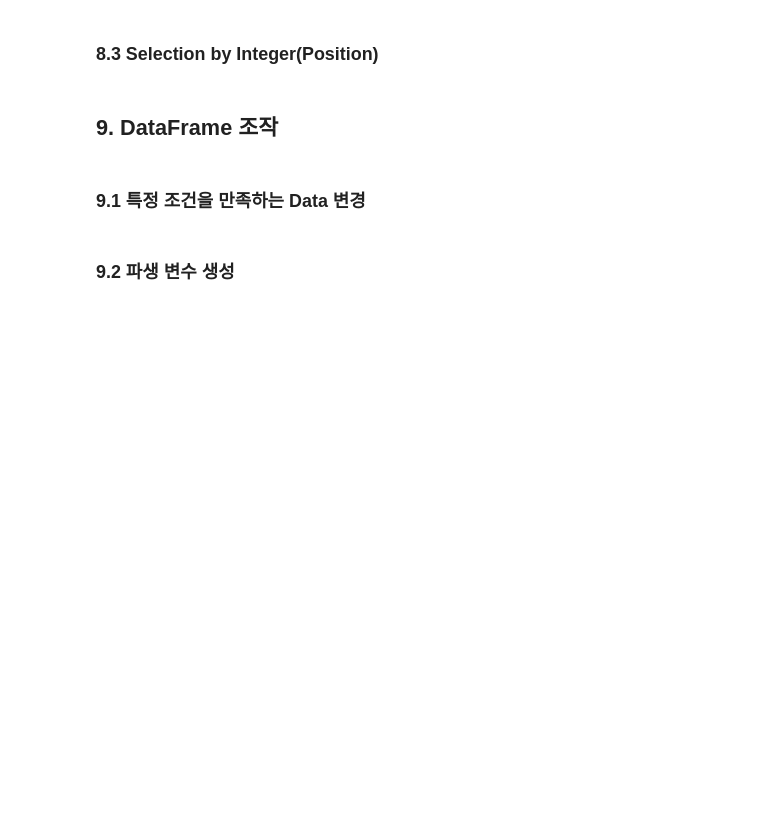
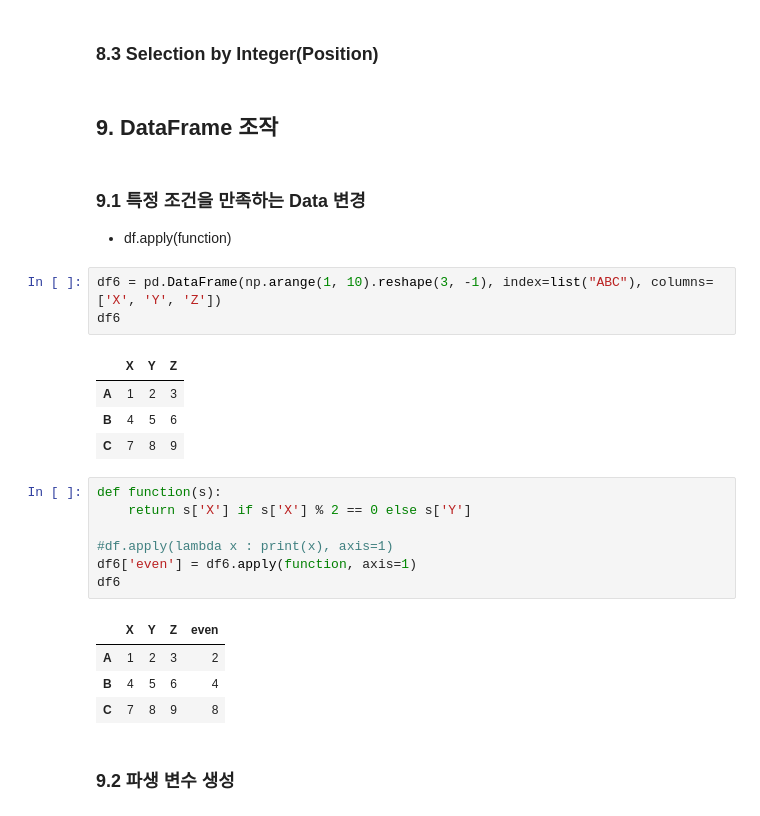
Before and after one commit to blacbakery/py_worksapce, a Jupyter notebook: 정리/Pandas.ipynb, the cells around one changed output. Cells and saved outputs as stored; diff of their text form; blank space fills up the shorter version.

```diff
--- a/정리/Pandas.ipynb
+++ b/정리/Pandas.ipynb
@@ -580,5 +580,26 @@ df3.corr(numeric_only=True)
 ## 9. DataFrame 조작
 # %% [markdown]
 ### 9.1 특정 조건을 만족하는 Data 변경
+- df.apply(function)
+# %%
+df6 = pd.DataFrame(np.arange(1, 10).reshape(3, -1), index=list("ABC"), columns=['X', 'Y', 'Z'])
+df6
+# %% [output]
+|  | X | Y | Z |
+| A | 1 | 2 | 3 |
+| B | 4 | 5 | 6 |
+| C | 7 | 8 | 9 |
+# %%
+def function(s):
+    return s['X'] if s['X'] % 2 == 0 else s['Y']
+
+#df.apply(lambda x : print(x), axis=1)
+df6['even'] = df6.apply(function, axis=1)
+df6
+# %% [output]
+|  | X | Y | Z | even |
+| A | 1 | 2 | 3 | 2 |
+| B | 4 | 5 | 6 | 4 |
+| C | 7 | 8 | 9 | 8 |
 # %% [markdown]
 ### 9.2 파생 변수 생성
```
Also changed, not shown: parts of 9 cells of this notebook, 9 other files.
